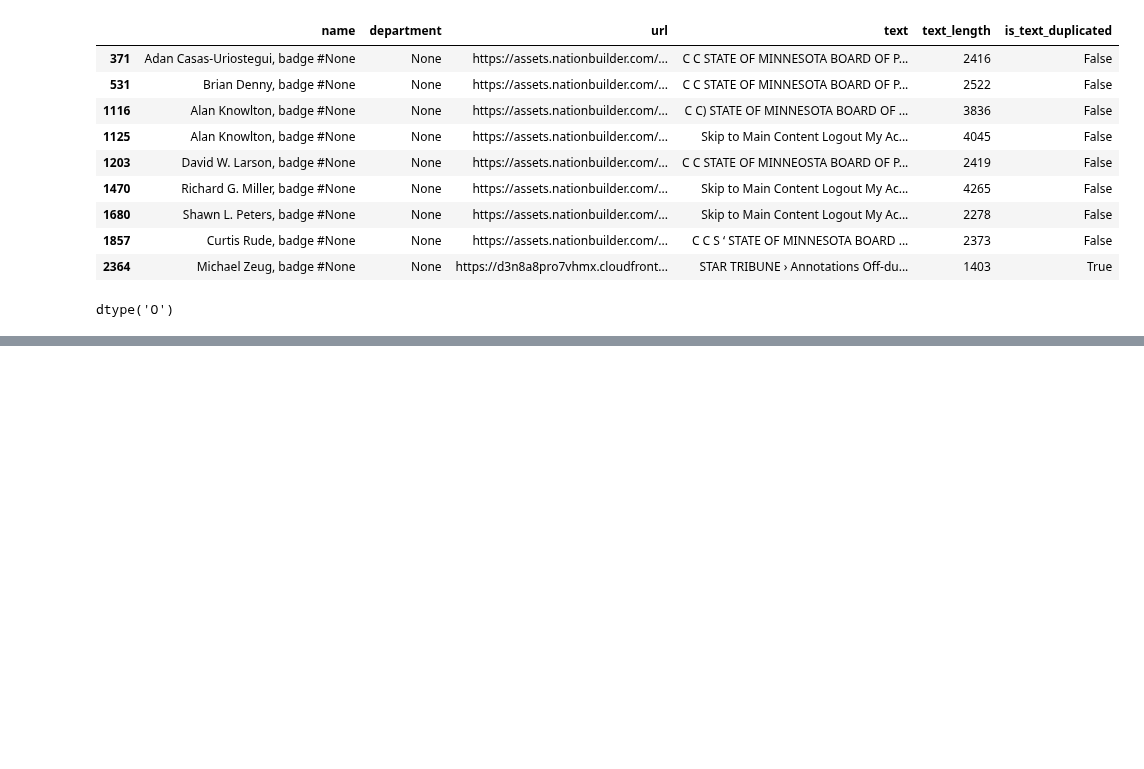
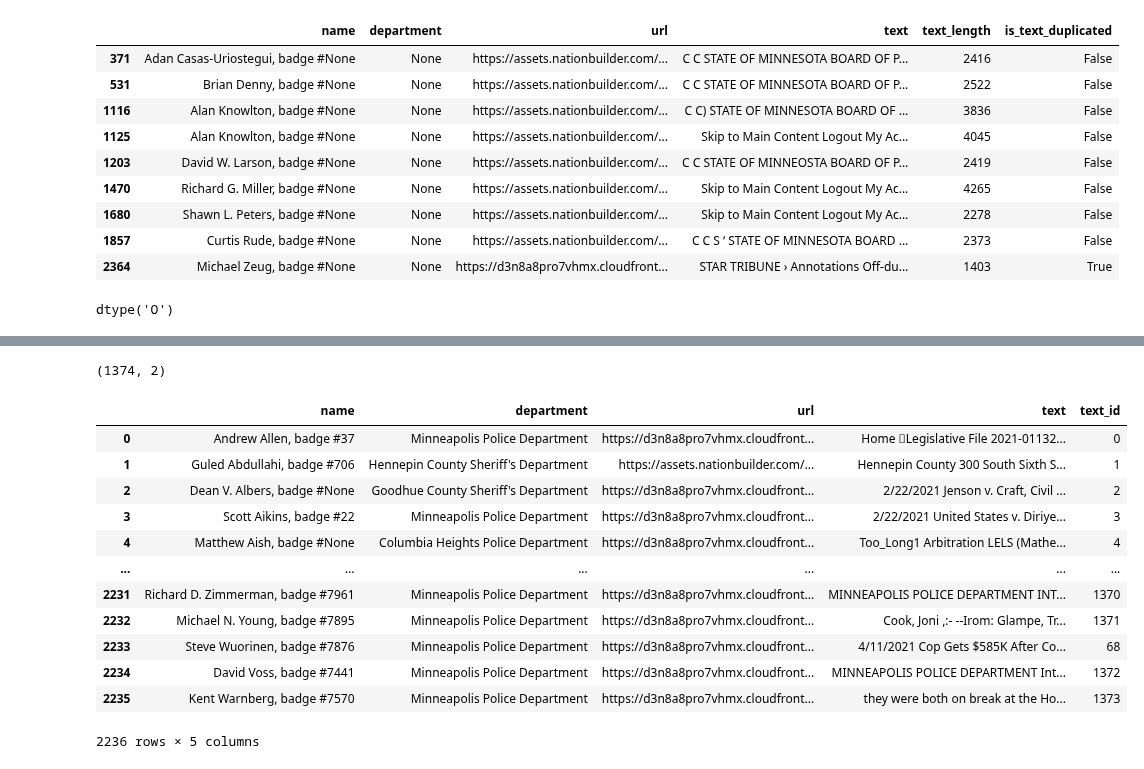
Before and after one commit to mendible/DATA5960-social-good, a Jupyter notebook: data_prep.ipynb, the cells around one changed output, grey strips where cells are left out. Cells and saved outputs as stored; diff of their text form; code cells hidden in the pictures; blank space fills up the shorter version.

```diff
--- a/data_prep.ipynb
+++ b/data_prep.ipynb
@@ -826,0 +967,5 @@ df.drop(columns = ["text_length", "is_text_duplicated"]).to_csv("cleaned_police_
+# %%
+# The invalid texts were case documents that had page and date information, but no content about the case.
+# Find the invalid texts, and similar ones, to see if there are any similar texts that are also invalid.
+cases = text_df.loc[(text_df["text"].str.startswith("CASE 0:"))]
+cases
@@ -826,0 +1014,4 @@ df.drop(columns = ["text_length", "is_text_duplicated"]).to_csv("cleaned_police_
+# %%
+invalid_texts = list(cases["text"]) # all the invalid texts we found above
+df = df.loc[~df["text"].isin(invalid_texts)] # keep only the rows where the text is not equal to any of the invalid texts
+df # Now we have 2,236 texts left
@@ -826,0 +1036,3 @@ df.drop(columns = ["text_length", "is_text_duplicated"]).to_csv("cleaned_police_
+# %%
+unique_texts = df["text"].unique() # get numpy array of all unique texts
+unique_texts
@@ -826,0 +1056,4 @@ df.drop(columns = ["text_length", "is_text_duplicated"]).to_csv("cleaned_police_
+# %%
+text_ids = np.arange(unique_texts.size) # Make integer IDs for each unique text (from 0 to num_unique_texts - 1)
+unique_texts_with_id = pd.DataFrame.from_dict({"text": unique_texts, "text_id": text_ids}) # dataframe with all unique texts and their IDs
+unique_texts_with_id.head()
@@ -826,0 +1067,24 @@ df.drop(columns = ["text_length", "is_text_duplicated"]).to_csv("cleaned_police_
+# %%
+unique_texts_with_id.shape
+# %% [output]
+(1374, 2)
+# %%
+# In the dataframe with duplicated texts, assign a unique ID to each one.
+# Join `df` and `unique_texts_with_id` on the `text` column. This assigns an ID from `unique_texts_with_id["text_id"] to `df["text"]``
+# `validate="many_to_one"` checks that merge keys are unique in the right-hand side dataframe
+merged_df = df.merge(right = unique_texts_with_id, on = "text", how = "inner", validate="many_to_one").reset_index(drop=True)
+merged_df
+# %% [output]
+|  | name | department | url | text | text_id |
+| 0 | Andrew Allen, badge #37 | Minneapolis Police Department | https://d3n8a8pro7vhmx.cloudfront... | Home Legislative File 2021-01132... | 0 |
+| 1 | Guled Abdullahi, badge #706 | Hennepin County Sheriff's Department | https://assets.nationbuilder.com/... | Hennepin County 300 South Sixth S... | 1 |
+| 2 | Dean V. Albers, badge #None | Goodhue County Sheriff's Department | https://d3n8a8pro7vhmx.cloudfront... | 2/22/2021 Jenson v. Craft, Civil ... | 2 |
+| 3 | Scott Aikins, badge #22 | Minneapolis Police Department | https://d3n8a8pro7vhmx.cloudfront... | 2/22/2021 United States v. Diriye... | 3 |
+| 4 | Matthew Aish, badge #None | Columbia Heights Police Department | https://d3n8a8pro7vhmx.cloudfront... | Too_Long1 Arbitration LELS (Mathe... | 4 |
+| ... | ... | ... | ... | ... | ... |
+| 2231 | Richard D. Zimmerman, badge #7961 | Minneapolis Police Department | https://d3n8a8pro7vhmx.cloudfront... | MINNEAPOLIS POLICE DEPARTMENT INT... | 1370 |
+| 2232 | Michael N. Young, badge #7895 | Minneapolis Police Department | https://d3n8a8pro7vhmx.cloudfront... | Cook, Joni ,:- --Irom: Glampe, Tr... | 1371 |
+| 2233 | Steve Wuorinen, badge #7876 | Minneapolis Police Department | https://d3n8a8pro7vhmx.cloudfront... | 4/11/2021 Cop Gets $585K After Co... | 68 |
+| 2234 | David Voss, badge #7441 | Minneapolis Police Department | https://d3n8a8pro7vhmx.cloudfront... | MINNEAPOLIS POLICE DEPARTMENT Int... | 1372 |
+| 2235 | Kent Warnberg, badge #7570 | Minneapolis Police Department | https://d3n8a8pro7vhmx.cloudfront... | they were both on break at the Ho... | 1373 |
+2236 rows × 5 columns
```
Also changed, not shown: parts of 43 cells of this notebook, 18 other files.
